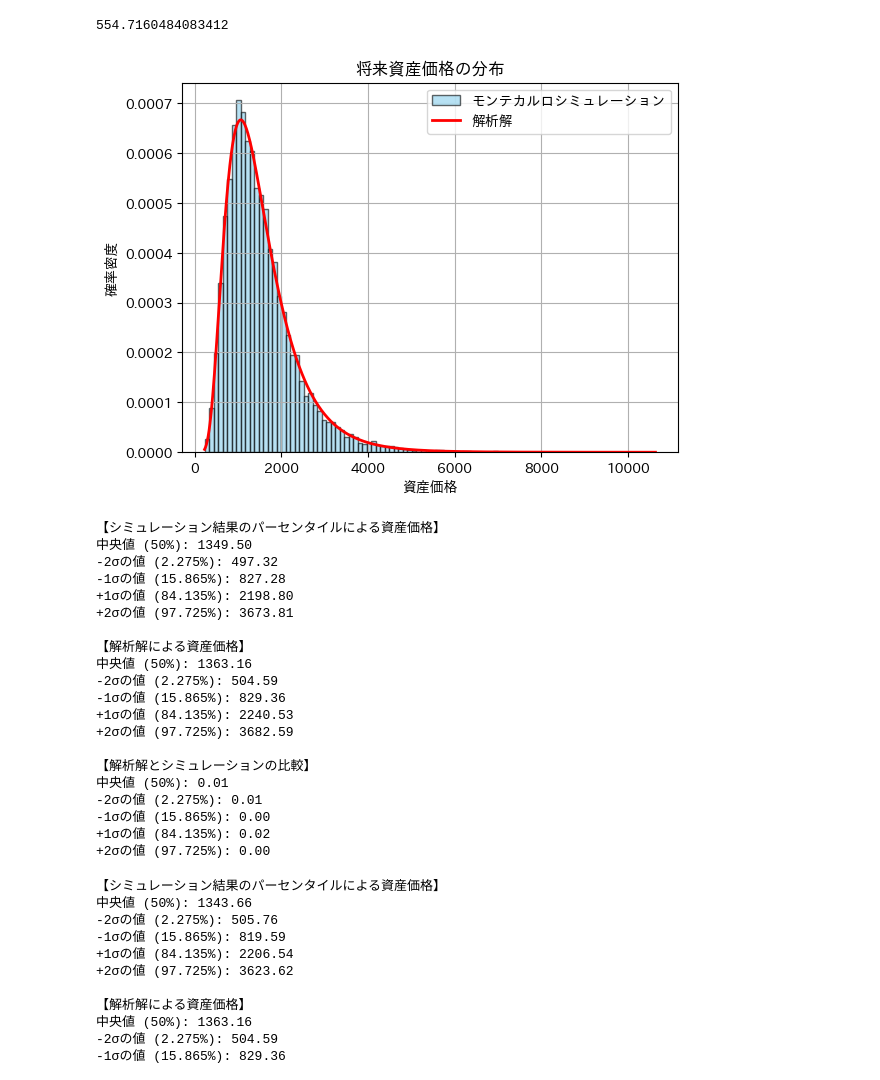
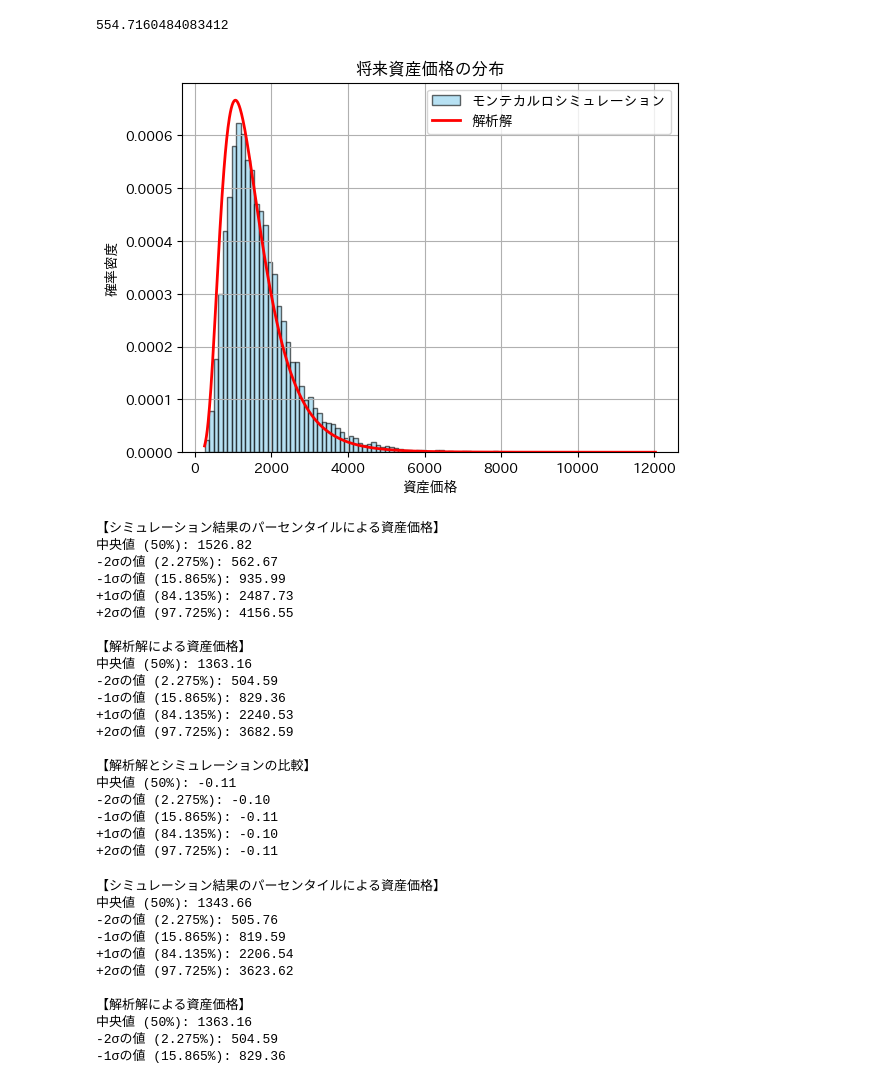
Before and after one commit to 892nske/chart, a Jupyter notebook: chart_gpt.ipynb, the cells around one changed output. Saved outputs shown, nothing was run; the diff lists cells and outputs as text; code cells hidden in the pictures.

```diff
--- a/chart_gpt.ipynb
+++ b/chart_gpt.ipynb
@@ -26,7 +26,7 @@ r = np.log(1+mu)-(s**2)/2
 # モンテカルロシミュレーション
 np.random.seed(2)  # 再現性のために乱数シードを設定
 Z = np.random.normal(0, 1, N)
-ST = S0 * np.exp((r - 0.5 * s**2) * T + s * np.sqrt(T) * Z)
+ST = S0 * np.exp(r * T + s * np.sqrt(T) * Z)
 
 # 解析解による資産価格の分布
 # 対数正規分布のパラメータ
@@ -74,40 +74,40 @@ ST_plus_1sigma_percentile = np.percentile(ST, percentile_plus_1sigma)
 ST_plus_2sigma_percentile = np.percentile(ST, percentile_plus_2sigma)
 
 print("\n【シミュレーション結果のパーセンタイルによる資産価格】")
 print(f"中央値 (50%): {ST_median_percentile:.2f}")
 print(f"-2σの値 (2.275%): {ST_minus_2sigma_percentile:.2f}")
 print(f"-1σの値 (15.865%): {ST_minus_1sigma_percentile:.2f}")
 print(f"+1σの値 (84.135%): {ST_plus_1sigma_percentile:.2f}")
 print(f"+2σの値 (97.725%): {ST_plus_2sigma_percentile:.2f}")
 
 # 解析解による資産価格を計算
 AN_median_percentile = S0 * np.exp((r-0.5 * s**2)*T)
 AN_minus_2sigma_percentile = S0 * np.exp((r-0.5 * s**2)*T -2* s * np.sqrt(T))
 AN_minus_1sigma_percentile = S0 * np.exp((r-0.5 * s**2)*T -1* s * np.sqrt(T))
 AN_plus_1sigma_percentile = S0 * np.exp((r-0.5 * s**2)*T +1* s * np.sqrt(T))
 AN_plus_2sigma_percentile = S0 * np.exp((r-0.5 * s**2)*T +2* s * np.sqrt(T))
 
 print("\n【解析解による資産価格】")
 print(f"中央値 (50%): {AN_median_percentile:.2f}")
 print(f"-2σの値 (2.275%): {AN_minus_2sigma_percentile:.2f}")
 print(f"-1σの値 (15.865%): {AN_minus_1sigma_percentile:.2f}")
 print(f"+1σの値 (84.135%): {AN_plus_1sigma_percentile:.2f}")
 print(f"+2σの値 (97.725%): {AN_plus_2sigma_percentile:.2f}")
 
 print("\n【解析解とシミュレーションの比較】")
 print(f"中央値 (50%): {AN_median_percentile/ST_median_percentile-1:.2f}")
 print(f"-2σの値 (2.275%): {AN_minus_2sigma_percentile/ST_minus_2sigma_percentile-1:.2f}")
 print(f"-1σの値 (15.865%): {AN_minus_1sigma_percentile/ST_minus_1sigma_percentile-1:.2f}")
 print(f"+1σの値 (84.135%): {AN_plus_1sigma_percentile/ST_plus_1sigma_percentile-1:.2f}")
 print(f"+2σの値 (97.725%): {AN_plus_2sigma_percentile/ST_plus_2sigma_percentile-1:.2f}")
 # %% [output]
-[figure, old version]
+[figure, new version]
 【シミュレーション結果のパーセンタイルによる資産価格】
-中央値 (50%): 1349.50
--2σの値 (2.275%): 497.32
--1σの値 (15.865%): 827.28
-+1σの値 (84.135%): 2198.80
-+2σの値 (97.725%): 3673.81
+中央値 (50%): 1526.82
+-2σの値 (2.275%): 562.67
+-1σの値 (15.865%): 935.99
++1σの値 (84.135%): 2487.73
++2σの値 (97.725%): 4156.55
 
 【解析解による資産価格】
 中央値 (50%): 1363.16
@@ -117,11 +117,11 @@ print(f"+2σの値 (97.725%): {AN_plus_2sigma_percentile/ST_plus_2sigma_percenti
 +2σの値 (97.725%): 3682.59
 
 【解析解とシミュレーションの比較】
-中央値 (50%): 0.01
--2σの値 (2.275%): 0.01
--1σの値 (15.865%): 0.00
-+1σの値 (84.135%): 0.02
-+2σの値 (97.725%): 0.00
+中央値 (50%): -0.11
+-2σの値 (2.275%): -0.10
+-1σの値 (15.865%): -0.11
++1σの値 (84.135%): -0.10
++2σの値 (97.725%): -0.11
 # %%
 # パーセンタイルの設定（正規分布における標準偏差に対応するパーセンタイル）
 percentile_median = 50
```
